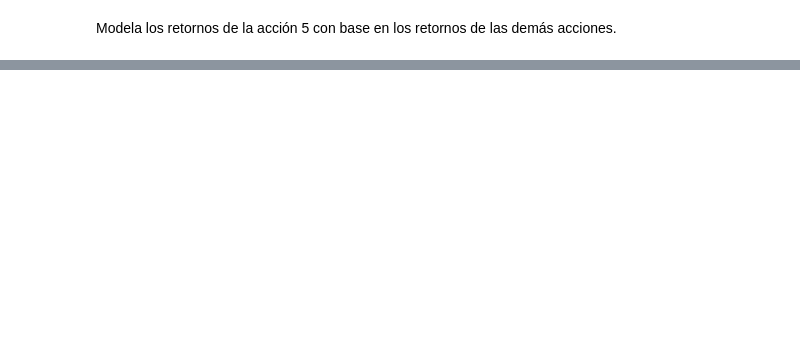
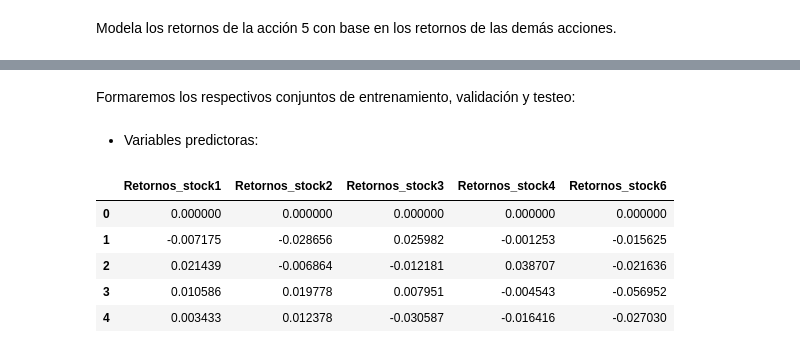
Before and after one commit to vanebertel/TALENTO_B_2024, a Jupyter notebook: _sources/notebooks.ipynb, the cells around one changed output, grey strips where cells are left out. Saved outputs shown, nothing was run; the diff lists cells and outputs as text; code cells hidden in the pictures; blank space fills up the shorter version.

```diff
--- a/_sources/notebooks.ipynb
+++ b/_sources/notebooks.ipynb
@@ -656,0 +610,14 @@ Modela los retornos de la acción 5 con base en los retornos de las demás accio
+# %% [markdown]
+Formaremos los respectivos conjuntos de entrenamiento, validación y testeo:
+# %% [markdown]
+- Variables predictoras:
+# %%
+X=retorno.drop('Retornos_stock5', axis=1)
+X.head()
+# %% [output]
+|  | Retornos_stock1 | Retornos_stock2 | Retornos_stock3 | Retornos_stock4 | Retornos_stock6 |
+| 0 | 0.000000 | 0.000000 | 0.000000 | 0.000000 | 0.000000 |
+| 1 | -0.007175 | -0.028656 | 0.025982 | -0.001253 | -0.015625 |
+| 2 | 0.021439 | -0.006864 | -0.012181 | 0.038707 | -0.021636 |
+| 3 | 0.010586 | 0.019778 | 0.007951 | -0.004543 | -0.056952 |
+| 4 | 0.003433 | 0.012378 | -0.030587 | -0.016416 | -0.027030 |
```
Also changed, not shown: parts of 36 cells of this notebook, 6 other files.
